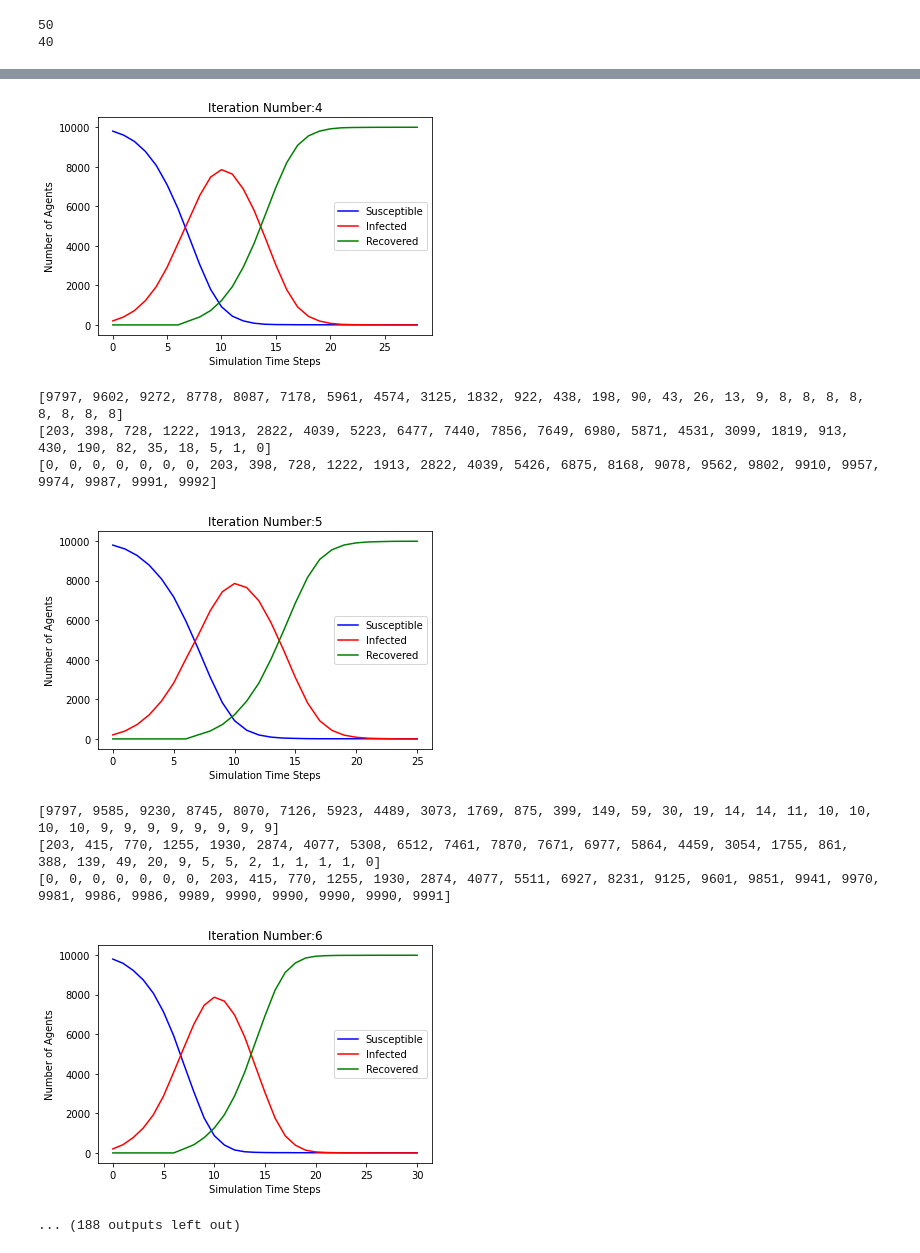
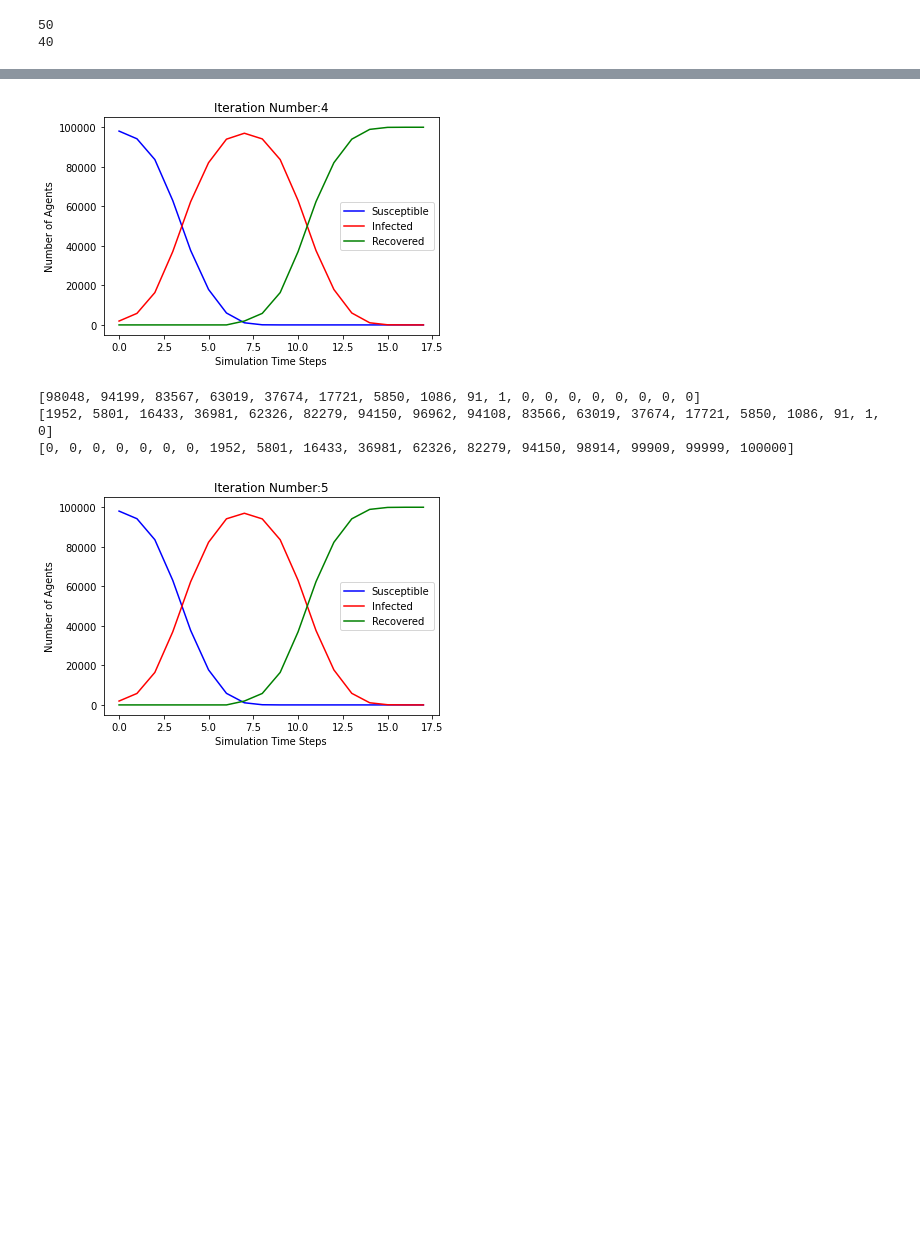
Before and after one commit to rajeshkpandey/AWESOME-FER, a Jupyter notebook: Epidemics_ABM.ipynb, the cells around one changed output, grey strips where cells are left out. Cells and saved outputs as stored; diff of their text form; code cells hidden in the pictures; blank space fills up the shorter version.

```diff
--- a/Epidemics_ABM.ipynb
+++ b/Epidemics_ABM.ipynb
@@ -8,15 +8,15 @@ from networkx import nx
 import matplotlib.pyplot as plt
 
 N = 50  # 50 Indian Cities
-K = 10000  # 10000 Agents(people under observation on SIR modeling)
+K = 100000  # 10000 Agents(people under observation on SIR modeling)
 #M = 30  # 30 Edges
 NN = 40 # 50 nodes contact network of Cities
 
 
 #Graph = nx.gnm_random_graph(N, M)
 
-P = .5 #Probabibilty for Node Connection in random graph
-PP = .5
+P = 1 #Probabibilty for Node Connection in random graph
+PP = 1
 Graph = nx.erdos_renyi_graph(N,P) # Use Networkx to generate a random graph of N nodes being connected with probability P.
 GraphN = nx.erdos_renyi_graph(NN,PP)
 
@@ -229,9 +229,9 @@ def random_walk(Graph=Graph, GraphN=GraphN, Node=Node, Agent=Agent, num_walks=1,
 
                   if len(neighbors) > 0:
                       if len(neighbors) == 3:
-                        next = random.choices(neighbors,weights=(95,2.5,2.5), k=1)[0]
+                        next = random.choices(neighbors,weights=(98,1,1), k=1)[0]
                       elif len(neighbors) == 2:
-                        next = random.choices(neighbors,weights=(95,5), k=1)[0]
+                        next = random.choices(neighbors,weights=(98,2), k=1)[0]
                       else:
                         next = random.choices(neighbors,weights=(100), k=1)[0]
                       #next = random.choice(neighbors)
@@ -259,7 +259,7 @@ def random_walk(Graph=Graph, GraphN=GraphN, Node=Node, Agent=Agent, num_walks=1,
                           Agent_next[a_id][8]['Current_nodeN'][2] = Agent_next[a_id][2]['Home_nodeN'][2]
                           count_stay_home+=1
 
-                      nextn = random.choices(Agent_next[a_id][8]['Current_nodeN'],weights=(90,10,10),k=1)[0]
+                      nextn = random.choices(Agent_next[a_id][8]['Current_nodeN'],weights=(95,2.5,2.5),k=1)[0]
                       if nextn == Agent_next[a_id][8]['Current_nodeN'][1]:
                         Agent_next[a_id][8]['Current_nodeN'][1],Agent_next[a_id][8]['Current_nodeN'][0] = Agent_next[a_id][8]['Current_nodeN'][0],Agent_next[a_id][8]['Current_nodeN'][1]
                       elif nextn == Agent_next[a_id][8]['Current_nodeN'][2] :
@@ -273,8 +273,9 @@ def random_walk(Graph=Graph, GraphN=GraphN, Node=Node, Agent=Agent, num_walks=1,
           elif Node[cur][agent][a_id] == 1:
             Node_next[nex][2]['I']+=1
             Node_next[nex][-1]['V_l']/=2
-            #if nex != cur:
-              #Node_next[cur][0]['Viral_load']+=1
+            Node_next[nex][0]['Viral_load']+=1
+            if nex != cur:
+              Node_next[cur][0]['Viral_load']+=1
           elif Node[cur][agent][a_id] == 2:
             Node_next[nex][3]['R']+=1
 
@@ -351,7 +352,7 @@ S,I,R = Count_SIR_Node(Node_n)
 #print([S,I,R])
 #print([S1,I1,R1])
 
-for i in range(100):
+for i in range(5):
   j=0
   Node_p=Node.copy()
   Node_n=Node.copy()
@@ -412,10 +413,5 @@ for i in range(100):
-[figure, old version]
+[figure, new version]
-[9797, 9602, 9272, 8778, 8087, 7178, 5961, 4574, 3125, 1832, 922, 438, 198, 90, 43, 26, 13, 9, 8, 8, 8, 8, 8, 8, 8, 8]
-[203, 398, 728, 1222, 1913, 2822, 4039, 5223, 6477, 7440, 7856, 7649, 6980, 5871, 4531, 3099, 1819, 913, 430, 190, 82, 35, 18, 5, 1, 0]
-[0, 0, 0, 0, 0, 0, 0, 203, 398, 728, 1222, 1913, 2822, 4039, 5426, 6875, 8168, 9078, 9562, 9802, 9910, 9957, 9974, 9987, 9991, 9992]
+[98048, 94199, 83567, 63019, 37674, 17721, 5850, 1086, 91, 1, 0, 0, 0, 0, 0, 0, 0, 0]
+[1952, 5801, 16433, 36981, 62326, 82279, 94150, 96962, 94108, 83566, 63019, 37674, 17721, 5850, 1086, 91, 1, 0]
+[0, 0, 0, 0, 0, 0, 0, 1952, 5801, 16433, 36981, 62326, 82279, 94150, 98914, 99909, 99999, 100000]
-[figure, old version]
+[figure, new version]
-[9797, 9585, 9230, 8745, 8070, 7126, 5923, 4489, 3073, 1769, 875, 399, 149, 59, 30, 19, 14, 14, 11, 10, 10, 10, 10, 9, 9, 9, 9, 9, 9, 9, 9]
-[203, 415, 770, 1255, 1930, 2874, 4077, 5308, 6512, 7461, 7870, 7671, 6977, 5864, 4459, 3054, 1755, 861, 388, 139, 49, 20, 9, 5, 5, 2, 1, 1, 1, 1, 0]
-[0, 0, 0, 0, 0, 0, 0, 203, 415, 770, 1255, 1930, 2874, 4077, 5511, 6927, 8231, 9125, 9601, 9851, 9941, 9970, 9981, 9986, 9986, 9989, 9990, 9990, 9990, 9990, 9991]
-[figure, removed]
-... (188 outputs left out)
```
Also changed, not shown: parts of 3 cells of this notebook.
